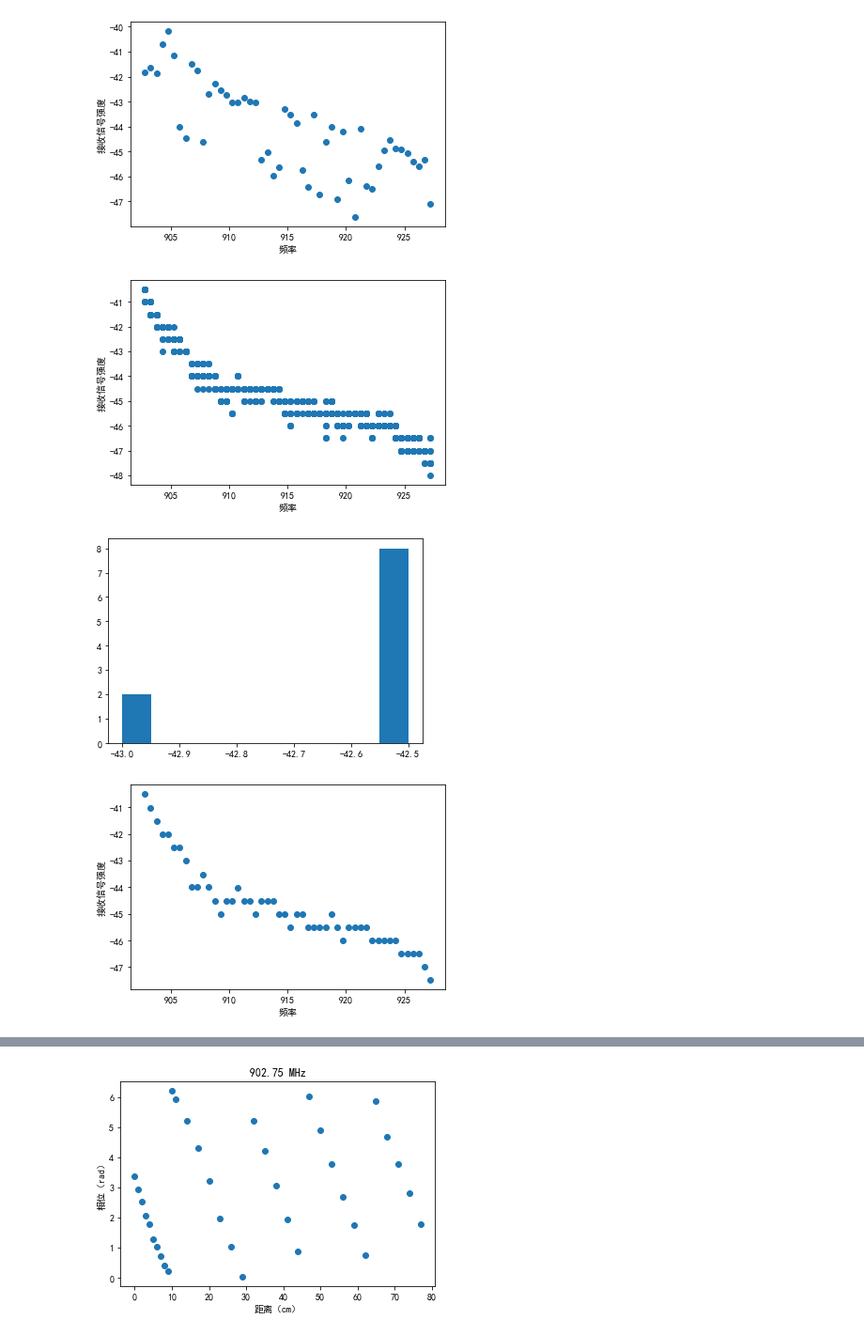
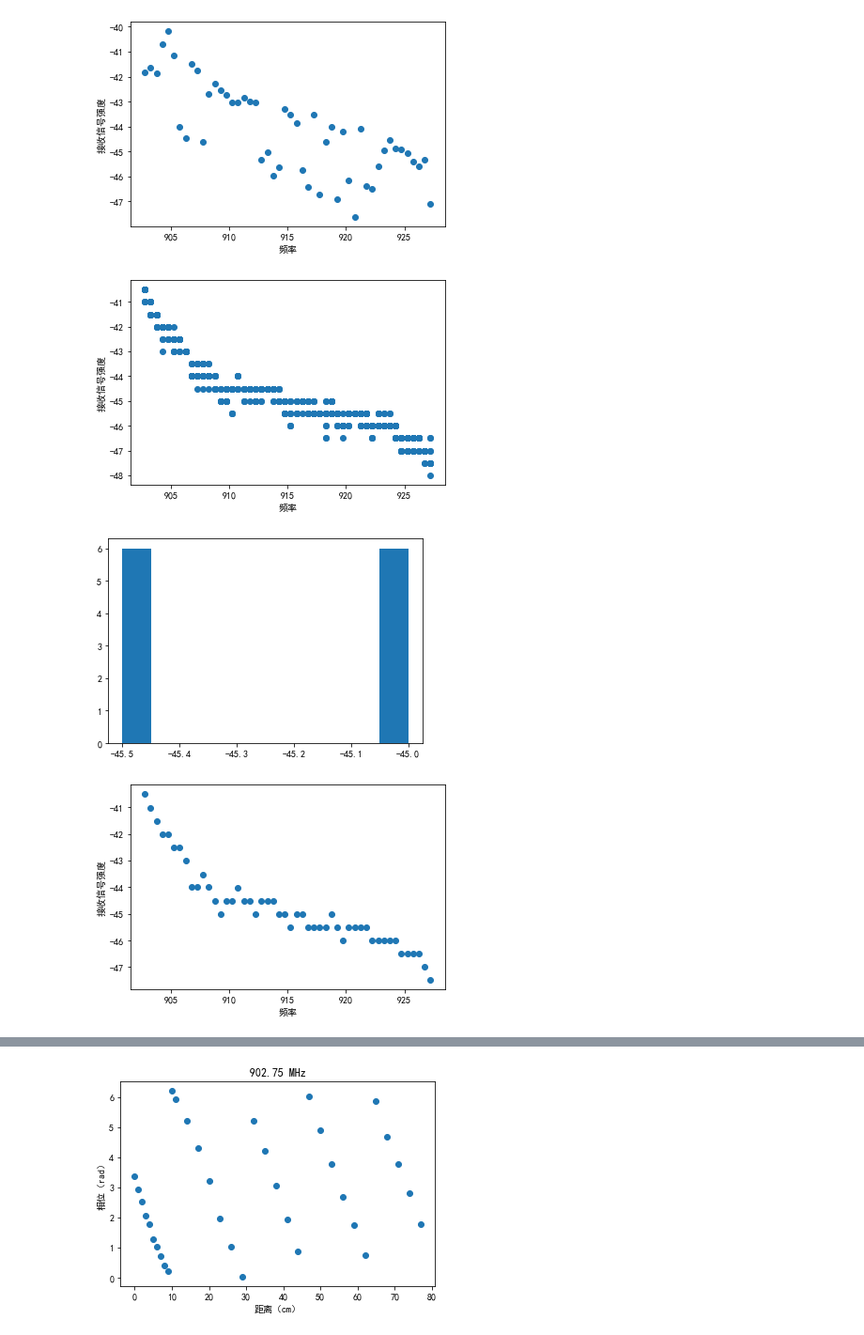
Before and after one commit to Jennifer331/Scripts, a Jupyter notebook: python/jupter/实验分析/论文画图.ipynb, the cells around one changed output, grey strips where cells are left out. Shown: that part at 94% size. Drawn from its saved outputs; the diff is of its cells as text; code cells hidden in the pictures.

```diff
--- a/python/jupter/实验分析/论文画图.ipynb
+++ b/python/jupter/实验分析/论文画图.ipynb
@@ -64,22 +65,22 @@ plt.show()
 # %%
 df =pd.read_csv('d:\\atom\\exp\\20210202\\exp_0202_0118cm.csv')
 df = df.groupby('EPC').get_group('E280 1160 6000 0207 A652 516D')
 fig = plt.figure()
 plt.scatter(df['CHANNEL'], df['RSSI'])
 plt.xlabel('频率')
 plt.ylabel('接收信号强度')
 plt.show()
 
-df_c = df.groupby('CHANNEL').get_group(905.75)
+df_c = df.groupby('CHANNEL').get_group(918.75)
 plt.hist(df_c['RSSI'])
 plt.show()
 
 df_kde = cleaner.kde_peak(df)
 plt.scatter(df_kde['CHANNEL'], df_kde['RSSI'])
 plt.xlabel('频率')
 plt.ylabel('接收信号强度')
 plt.show()
 # %% [output]
 [figure]
-[figure, old version]
+[figure, new version]
 [figure]
```
Also changed, not shown: parts of 2 cells of this notebook, 2 other files.
